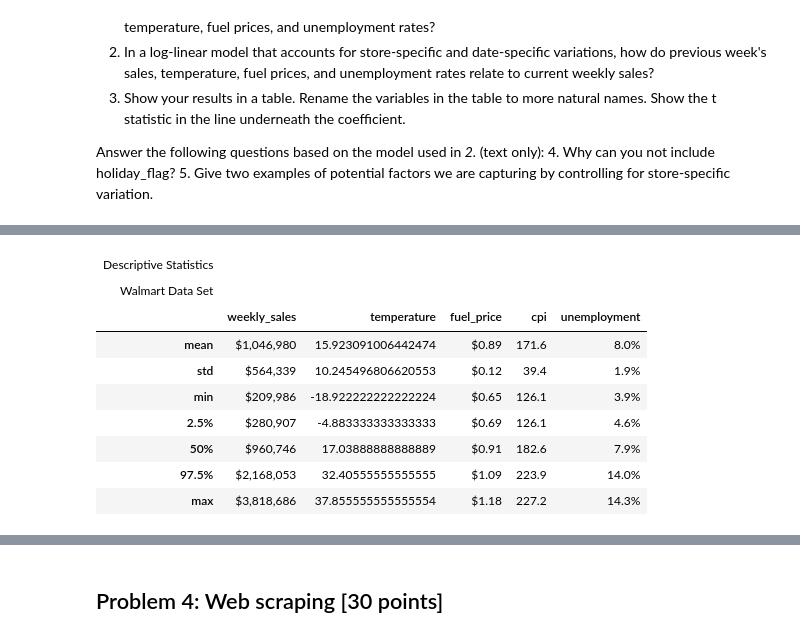
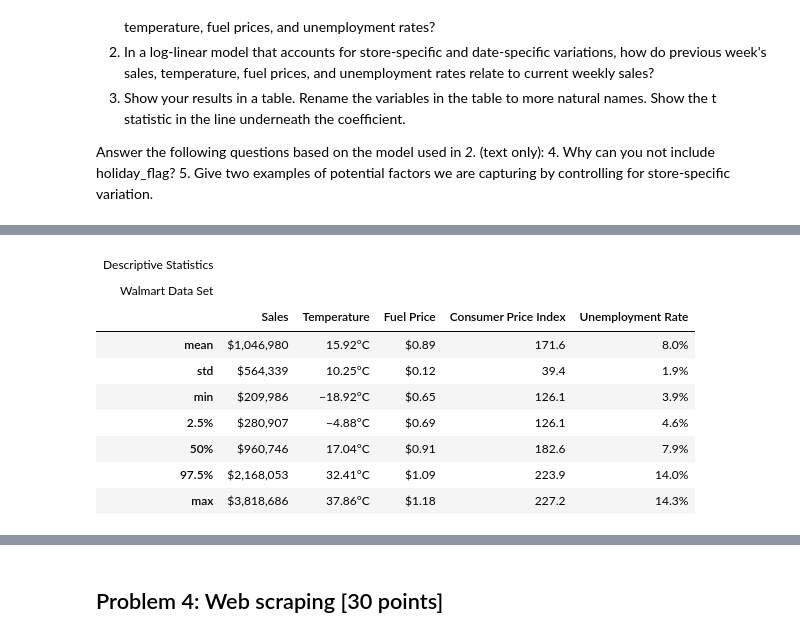
Before and after one commit to Segtanof/pyfin, a Jupyter notebook: FIN687_Exam_Siu_1907098.ipynb, the cells around one changed output, grey strips where cells are left out. Saved outputs shown, nothing was run; the diff lists cells and outputs as text; code cells hidden in the pictures.

```diff
--- a/FIN687_Exam_Siu_1907098.ipynb
+++ b/FIN687_Exam_Siu_1907098.ipynb
@@ -296,5 +369,9 @@ wm.describe()
 # %%
-desc = wm.describe(percentiles=[0.025, .5, 0.975]).drop(columns=["store", "date", "holiday_flag", "last_week_sales"]).iloc[1:]
-desc = desc.iloc[[0,6,1,2,3,4,5]].reset_index()
+# Part b
+# Prepare the data
+desc = wm.describe(percentiles=[0.025, .5, 0.975]).drop(columns=["store", "date", "holiday_flag", "last_week_sales"]).iloc[1:] #set up column and row info
+desc = desc.iloc[[0,6,1,2,3,4,5]].reset_index() # sort the rows
+desc["temperature"] = desc["temperature"].round(decimals=2).astype(str)+"degC" #add the celcius ending
+desc = desc.rename(columns={"weekly_sales":"Sales", "temperature":"Temperature", "fuel_price":"Fuel Price", "cpi":"Consumer Price Index", "unemployment":"Unemployment Rate"}) #rename columns
 desc
 # %% [output]
@@ -309,46 +386,44 @@ desc
 # %%
+# put them in a nice table
 gt_table = (
     gt.GT(desc)
     .tab_stub(rowname_col="index")
     .fmt_percent(
-        columns=['unemployment'],
+        columns=['Unemployment Rate'],
         decimals=1  # Number of decimal places
     )
-    # .fmt_units(
-    #     # Format numeric columns
-    #     columns=['temperature'],
-    #     unit= "degree celcius"
-    #       # Number of decimal places
-    #)
+    .fmt_units(
+        columns=["Temperature"]
+    )
     .fmt_number(
-        columns=["cpi"],
+        columns=["Consumer Price Index"],
         decimals=1
     )
     .fmt_currency(
-        columns=['weekly_sales'],
+        columns=['Sales'],
         decimals=0  # Number of decimal places
     )
     .fmt_currency(
-        columns=['fuel_price'],
+        columns=['Fuel Price'],
         decimals=2  # Number of decimal places
     )
     .tab_header(
         title="Descriptive Statistics",
         subtitle="Walmart Data Set"
     )
 )
 gt_table
 # %% [output]
 | Descriptive Statistics |  |  |  |  |  |
 | Walmart Data Set |  |  |  |  |  |
-|  | weekly_sales | temperature | fuel_price | cpi | unemployment |
-| mean | $1,046,980 | 15.923091006442474 | $0.89 | 171.6 | 8.0% |
-| std | $564,339 | 10.245496806620553 | $0.12 | 39.4 | 1.9% |
-| min | $209,986 | -18.922222222222224 | $0.65 | 126.1 | 3.9% |
-| 2.5% | $280,907 | -4.883333333333333 | $0.69 | 126.1 | 4.6% |
-| 50% | $960,746 | 17.03888888888889 | $0.91 | 182.6 | 7.9% |
-| 97.5% | $2,168,053 | 32.40555555555555 | $1.09 | 223.9 | 14.0% |
-| max | $3,818,686 | 37.855555555555554 | $1.18 | 227.2 | 14.3% |
+|  | Sales | Temperature | Fuel Price | Consumer Price Index | Unemployment Rate |
+| mean | $1,046,980 | 15.92°C | $0.89 | 171.6 | 8.0% |
+| std | $564,339 | 10.25°C | $0.12 | 39.4 | 1.9% |
+| min | $209,986 | −18.92°C | $0.65 | 126.1 | 3.9% |
+| 2.5% | $280,907 | −4.88°C | $0.69 | 126.1 | 4.6% |
+| 50% | $960,746 | 17.04°C | $0.91 | 182.6 | 7.9% |
+| 97.5% | $2,168,053 | 32.41°C | $1.09 | 223.9 | 14.0% |
+| max | $3,818,686 | 37.86°C | $1.18 | 227.2 | 14.3% |
 # %% [markdown]
 **Goal for part b**
 
```
Also changed, not shown: parts of 27 cells of this notebook, 1 other file.
